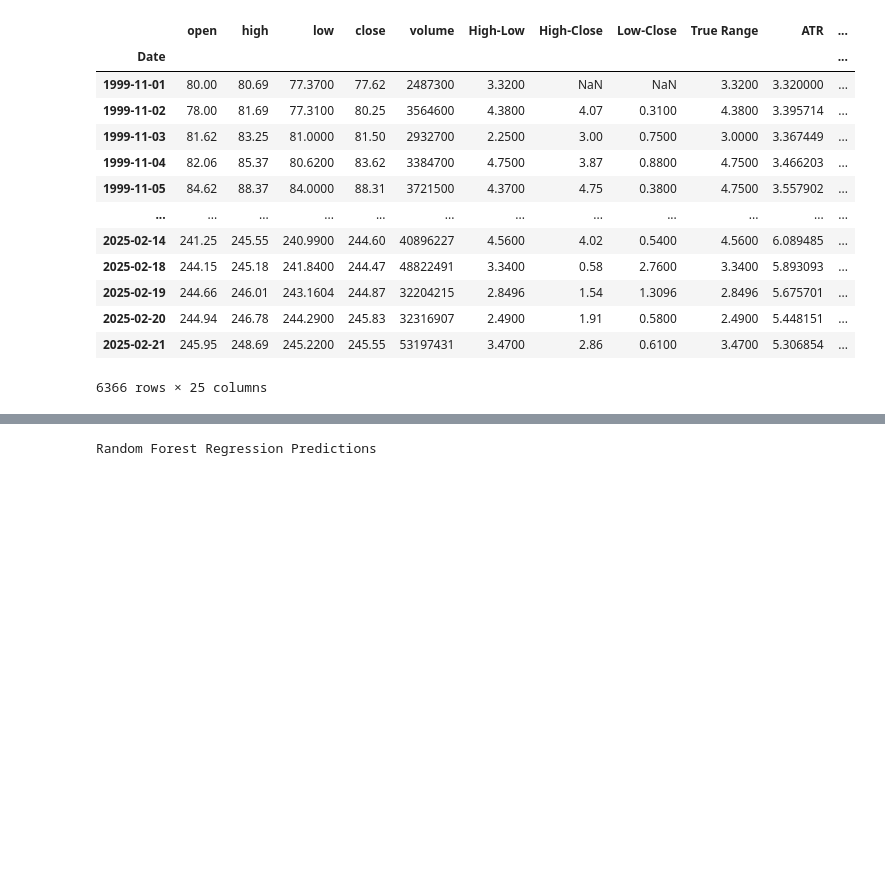
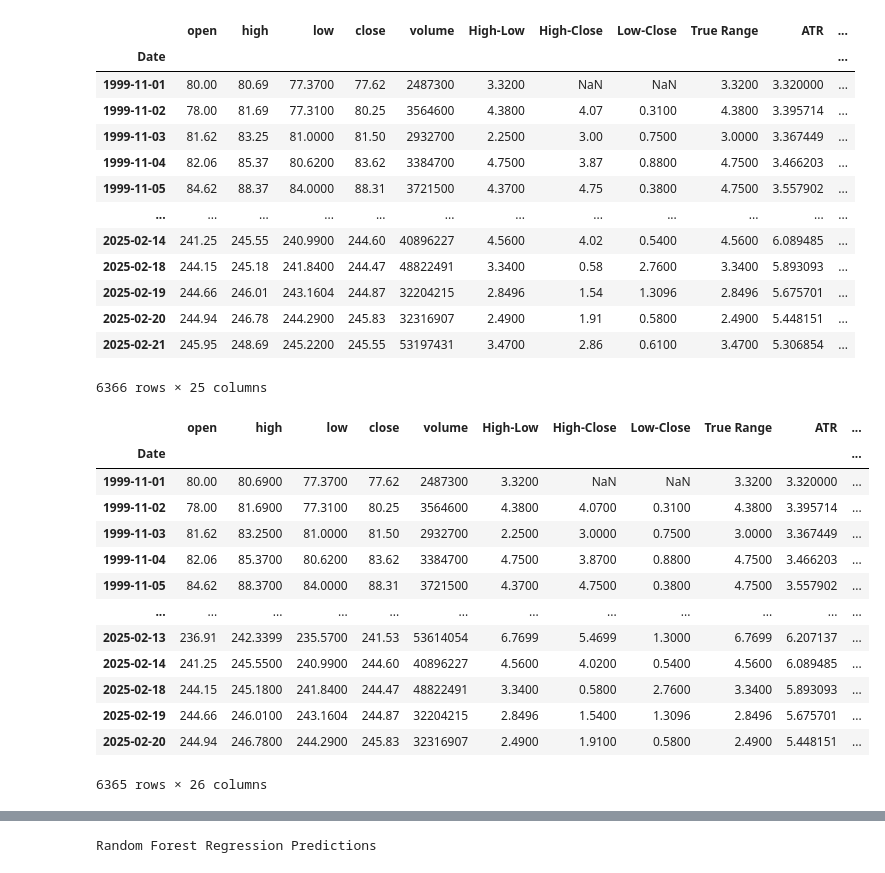
Before and after one commit to Matt-J-Dong/APDS-Project, a Jupyter notebook: regression-models/random_forest_regression.ipynb, the cells around one changed output, grey strips where cells are left out. Drawn from its saved outputs; the diff is of its cells as text; code cells hidden in the pictures; blank space fills up the shorter version.

```diff
--- a/regression-models/random_forest_regression.ipynb
+++ b/regression-models/random_forest_regression.ipynb
@@ -27,3 +27,24 @@ df
 | 2025-02-20 | 244.94 | 246.78 | 244.2900 | 245.83 | 32316907 | 2.4900 | 1.91 | 0.5800 | 2.4900 | 5.448151 | ... |
 | 2025-02-21 | 245.95 | 248.69 | 245.2200 | 245.55 | 53197431 | 3.4700 | 2.86 | 0.6100 | 3.4700 | 5.306854 | ... |
 6366 rows × 25 columns
+# %%
+# shifting upward (negative shift) so that feature of time t is associated with target of time t+1
+df['close_shifted'] = df['close'].shift(-1)
+
+df = df.dropna(subset=['close_shifted']) # last row will have a NaN close price
+df
+# %% [output]
+|  | open | high | low | close | volume | High-Low | High-Close | Low-Close | True Range | ATR | ... |
+| Date |  |  |  |  |  |  |  |  |  |  | ... |
+| 1999-11-01 | 80.00 | 80.6900 | 77.3700 | 77.62 | 2487300 | 3.3200 | NaN | NaN | 3.3200 | 3.320000 | ... |
+| 1999-11-02 | 78.00 | 81.6900 | 77.3100 | 80.25 | 3564600 | 4.3800 | 4.0700 | 0.3100 | 4.3800 | 3.395714 | ... |
+| 1999-11-03 | 81.62 | 83.2500 | 81.0000 | 81.50 | 2932700 | 2.2500 | 3.0000 | 0.7500 | 3.0000 | 3.367449 | ... |
+| 1999-11-04 | 82.06 | 85.3700 | 80.6200 | 83.62 | 3384700 | 4.7500 | 3.8700 | 0.8800 | 4.7500 | 3.466203 | ... |
+| 1999-11-05 | 84.62 | 88.3700 | 84.0000 | 88.31 | 3721500 | 4.3700 | 4.7500 | 0.3800 | 4.7500 | 3.557902 | ... |
+| ... | ... | ... | ... | ... | ... | ... | ... | ... | ... | ... | ... |
+| 2025-02-13 | 236.91 | 242.3399 | 235.5700 | 241.53 | 53614054 | 6.7699 | 5.4699 | 1.3000 | 6.7699 | 6.207137 | ... |
+| 2025-02-14 | 241.25 | 245.5500 | 240.9900 | 244.60 | 40896227 | 4.5600 | 4.0200 | 0.5400 | 4.5600 | 6.089485 | ... |
+| 2025-02-18 | 244.15 | 245.1800 | 241.8400 | 244.47 | 48822491 | 3.3400 | 0.5800 | 2.7600 | 3.3400 | 5.893093 | ... |
+| 2025-02-19 | 244.66 | 246.0100 | 243.1604 | 244.87 | 32204215 | 2.8496 | 1.5400 | 1.3096 | 2.8496 | 5.675701 | ... |
+| 2025-02-20 | 244.94 | 246.7800 | 244.2900 | 245.83 | 32316907 | 2.4900 | 1.9100 | 0.5800 | 2.4900 | 5.448151 | ... |
+6365 rows × 26 columns
```
Also changed, not shown: parts of 6 cells of this notebook, 5 other files.
